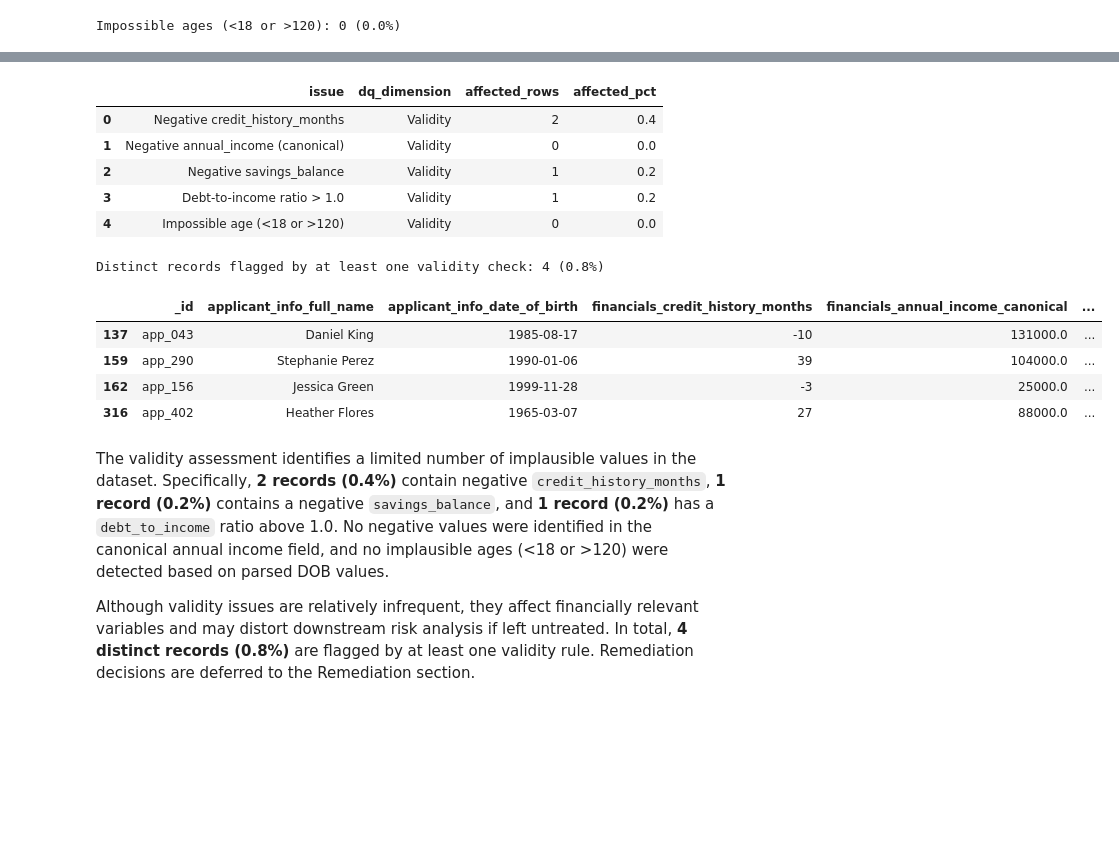
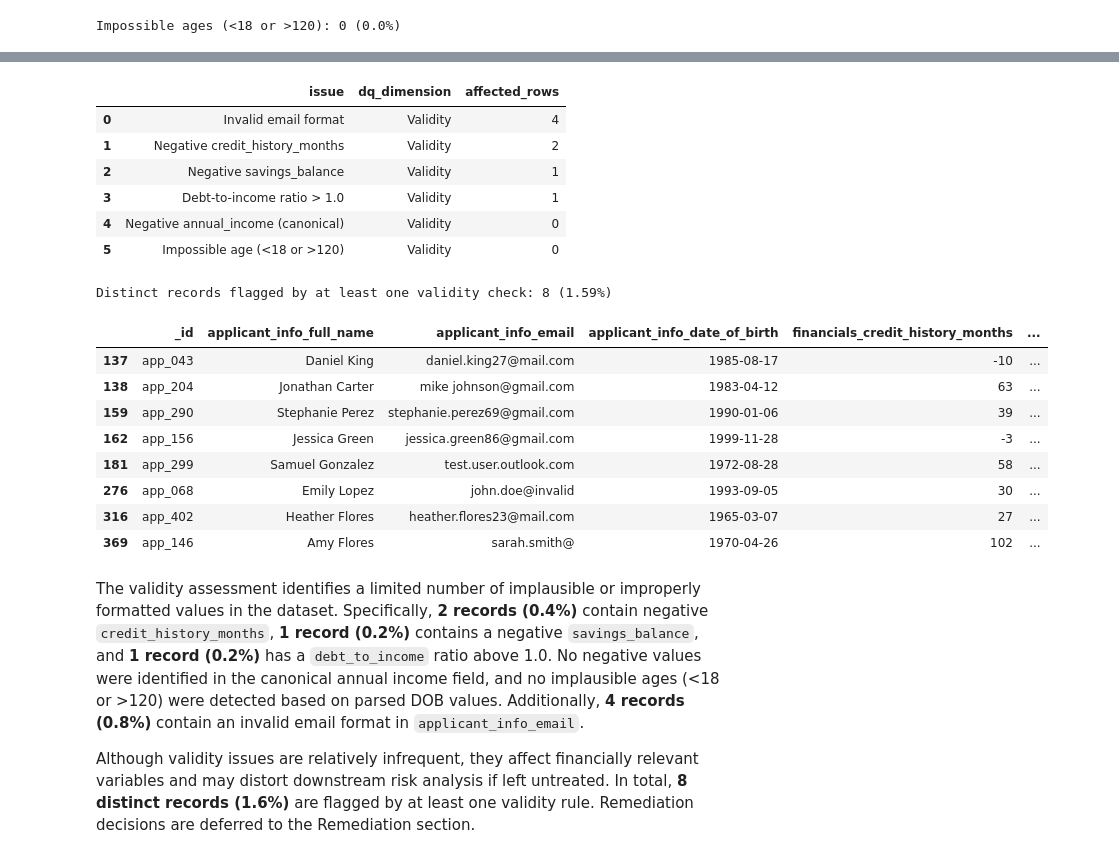
Before and after one commit to afonsojoao2001/dego-project-team12, a Jupyter notebook: notebooks/01-data-quality-integration.ipynb, the cells around one changed output, grey strips where cells are left out. Drawn from its saved outputs; the diff is of its cells as text; code cells hidden in the pictures; blank space fills up the shorter version.

Commit message:
Added Remediation and aligned DQ checks/summaries

```diff
--- a/notebooks/01-data-quality-integration.ipynb
+++ b/notebooks/01-data-quality-integration.ipynb
@@ -444,0 +479,16 @@ ZIP values are correctly formatted when present. One record (`app_075`)uses an e
+# %%
+# Completeness: Email blank strings
+email_col = "applicant_info_email"
+email_raw = df_work[email_col].astype("string").str.strip()
+
+email_blank = df_work[email_col].notna() & (email_raw == "")
+
+count_blank = int(email_blank.sum())
+pct_blank = round(count_blank / len(df_work) * 100, 2)
+
+print(f"Blank email strings: {count_blank} ({pct_blank}%)")
+
+if email_blank.any():
+    display(df_work.loc[email_blank, ["_id", "applicant_info_full_name", email_col]])
+
+df_work["dq_flag_email_blank_string"] = email_blank
@@ -942,3 +1041,23 @@ if impossible_age_mask.any():
 df_work["dq_flag_impossible_age"] = impossible_age_mask
 # %% [output]
 Impossible ages (<18 or >120): 0 (0.0%)
+# %%
+# Validity: Email format
+
+email_col = "applicant_info_email"
+email_raw = df_work[email_col].astype("string").str.strip()
+
+email_pattern = r"^[A-Za-z0-9._%+-]+@[A-Za-z0-9.-]+\.[A-Za-z]{2,}$"
+
+email_invalid = (
+    df_work[email_col].notna()
+    & (email_raw != "")
+    & ~email_raw.str.match(email_pattern, na=False)
+)
+
+print(f"Invalid email format: {int(email_invalid.sum())} ({pct(int(email_invalid.sum()))}%)")
+
+if email_invalid.any():
+    display(df_work.loc[email_invalid, ["_id", "applicant_info_full_name", email_col]])
+
+df_work["dq_flag_email_invalid_format"] = email_invalid
@@ -971,57 +1097,70 @@ validity_summary = pd.DataFrame([
         "dq_dimension": "Validity",
         "affected_rows": int(df_work["dq_flag_impossible_age"].sum())
     },
+    {
+        "issue": "Invalid email format",
+        "dq_dimension": "Validity",
+        "affected_rows": int(df_work["dq_flag_email_invalid_format"].sum())
+    },
+
 ])
 
-validity_summary["affected_pct"] = (validity_summary["affected_rows"] / len(df_work) * 100).round(2)
+validity_summary = validity_summary.sort_values("affected_rows", ascending=False).reset_index(drop=True)
 display(validity_summary)
 # %% [output]
-|  | issue | dq_dimension | affected_rows | affected_pct |
-| 0 | Negative credit_history_months | Validity | 2 | 0.4 |
-| 1 | Negative annual_income (canonical) | Validity | 0 | 0.0 |
-| 2 | Negative savings_balance | Validity | 1 | 0.2 |
-| 3 | Debt-to-income ratio > 1.0 | Validity | 1 | 0.2 |
-| 4 | Impossible age (<18 or >120) | Validity | 0 | 0.0 |
+|  | issue | dq_dimension | affected_rows |
+| 0 | Invalid email format | Validity | 4 |
+| 1 | Negative credit_history_months | Validity | 2 |
+| 2 | Negative savings_balance | Validity | 1 |
+| 3 | Debt-to-income ratio > 1.0 | Validity | 1 |
+| 4 | Negative annual_income (canonical) | Validity | 0 |
+| 5 | Impossible age (<18 or >120) | Validity | 0 |
 # %%
 # Distinct records flagged by at least one validity rule
 validity_any_flag_mask = (
     df_work["dq_flag_neg_credit_history_months"]
     | df_work["dq_flag_neg_annual_income"]
     | df_work["dq_flag_neg_savings_balance"]
     | df_work["dq_flag_dti_over_1"]
     | df_work["dq_flag_impossible_age"]
+    | df_work["dq_flag_email_invalid_format"]
 )
 
 n_validity_flagged_distinct = int(validity_any_flag_mask.sum())
 pct_validity_flagged_distinct = round(n_validity_flagged_distinct / len(df_work) * 100, 2)
 
 print(
     f"Distinct records flagged by at least one validity check: "
     f"{n_validity_flagged_distinct} ({pct_validity_flagged_distinct}%)"
 )
 
 display(
     df_work.loc[
         validity_any_flag_mask,
         [
             "_id",
             "applicant_info_full_name",
+            "applicant_info_email",
             "applicant_info_date_of_birth",
             "financials_credit_history_months",
             "financials_annual_income_canonical",
             "financials_savings_balance",
             "financials_debt_to_income"
         ]
     ]
 )
 # %% [output]
-Distinct records flagged by at least one validity check: 4 (0.8%)
+Distinct records flagged by at least one validity check: 8 (1.59%)
-|  | _id | applicant_info_full_name | applicant_info_date_of_birth | financials_credit_history_months | financials_annual_income_canonical | ... |
-| 137 | app_043 | Daniel King | 1985-08-17 | -10 | 131000.0 | ... |
-| 159 | app_290 | Stephanie Perez | 1990-01-06 | 39 | 104000.0 | ... |
-| 162 | app_156 | Jessica Green | 1999-11-28 | -3 | 25000.0 | ... |
-| 316 | app_402 | Heather Flores | 1965-03-07 | 27 | 88000.0 | ... |
+|  | _id | applicant_info_full_name | applicant_info_email | applicant_info_date_of_birth | financials_credit_history_months | ... |
+| 137 | app_043 | Daniel King | daniel.king27@mail.com | 1985-08-17 | -10 | ... |
+| 138 | app_204 | Jonathan Carter | mike johnson@gmail.com | 1983-04-12 | 63 | ... |
+| 159 | app_290 | Stephanie Perez | stephanie.perez69@gmail.com | 1990-01-06 | 39 | ... |
+| 162 | app_156 | Jessica Green | jessica.green86@gmail.com | 1999-11-28 | -3 | ... |
+| 181 | app_299 | Samuel Gonzalez | test.user.outlook.com | 1972-08-28 | 58 | ... |
+| 276 | app_068 | Emily Lopez | john.doe@invalid | 1993-09-05 | 30 | ... |
+| 316 | app_402 | Heather Flores | heather.flores23@mail.com | 1965-03-07 | 27 | ... |
+| 369 | app_146 | Amy Flores | sarah.smith@ | 1970-04-26 | 102 | ... |
 # %% [markdown]
-The validity assessment identifies a limited number of implausible values in the dataset. Specifically, **2 records (0.4%)** contain negative `credit_history_months`, **1 record (0.2%)** contains a negative `savings_balance`, and **1 record (0.2%)** has a `debt_to_income` ratio above 1.0. No negative values were identified in the canonical annual income field, and no implausible ages (<18 or >120) were detected based on parsed DOB values.
+The validity assessment identifies a limited number of implausible or improperly formatted values in the dataset. Specifically, **2 records (0.4%)** contain negative `credit_history_months`, **1 record (0.2%)** contains a negative `savings_balance`, and **1 record (0.2%)** has a `debt_to_income` ratio above 1.0. No negative values were identified in the canonical annual income field, and no implausible ages (<18 or >120) were detected based on parsed DOB values. Additionally, **4 records (0.8%)** contain an invalid email format in `applicant_info_email`.
 
-Although validity issues are relatively infrequent, they affect financially relevant variables and may distort downstream risk analysis if left untreated. In total, **4 distinct records (0.8%)** are flagged by at least one validity rule. Remediation decisions are deferred to the Remediation section.
+Although validity issues are relatively infrequent, they affect financially relevant variables and may distort downstream risk analysis if left untreated. In total, **8 distinct records (1.6%)** are flagged by at least one validity rule. Remediation decisions are deferred to the Remediation section.
```
Also changed, not shown: parts of 38 cells of this notebook.
